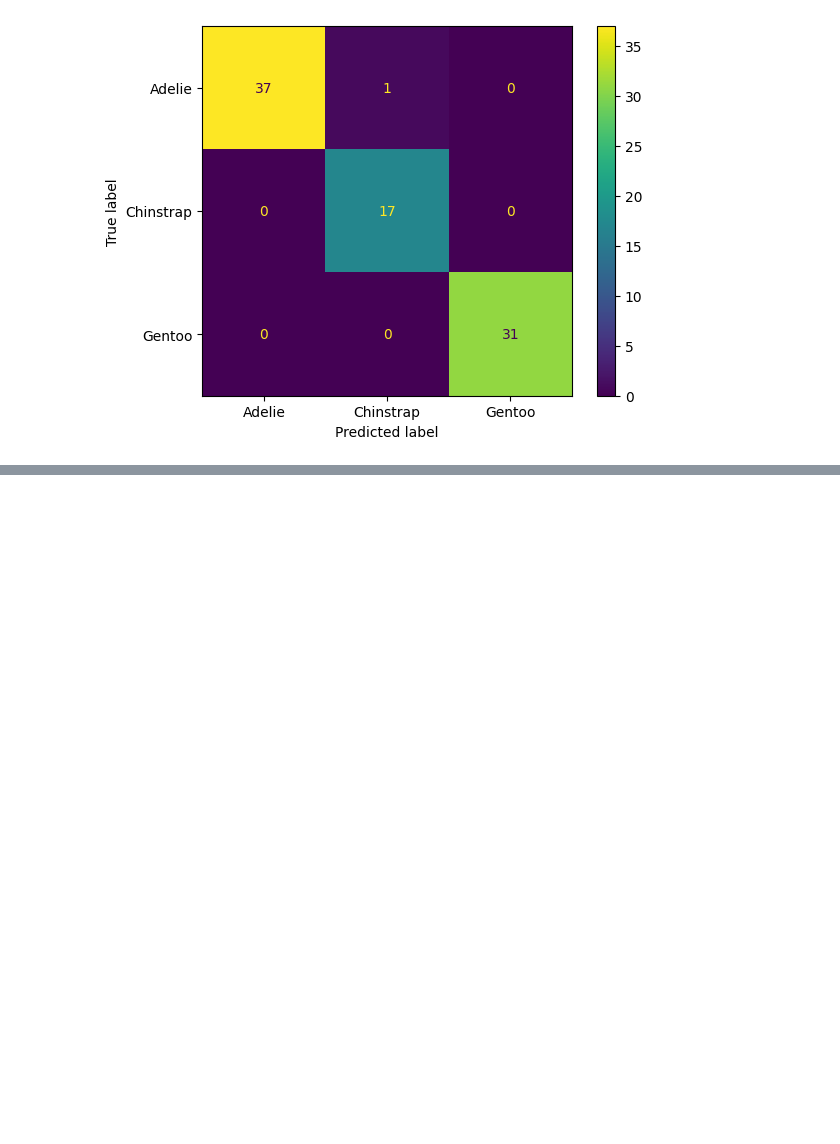
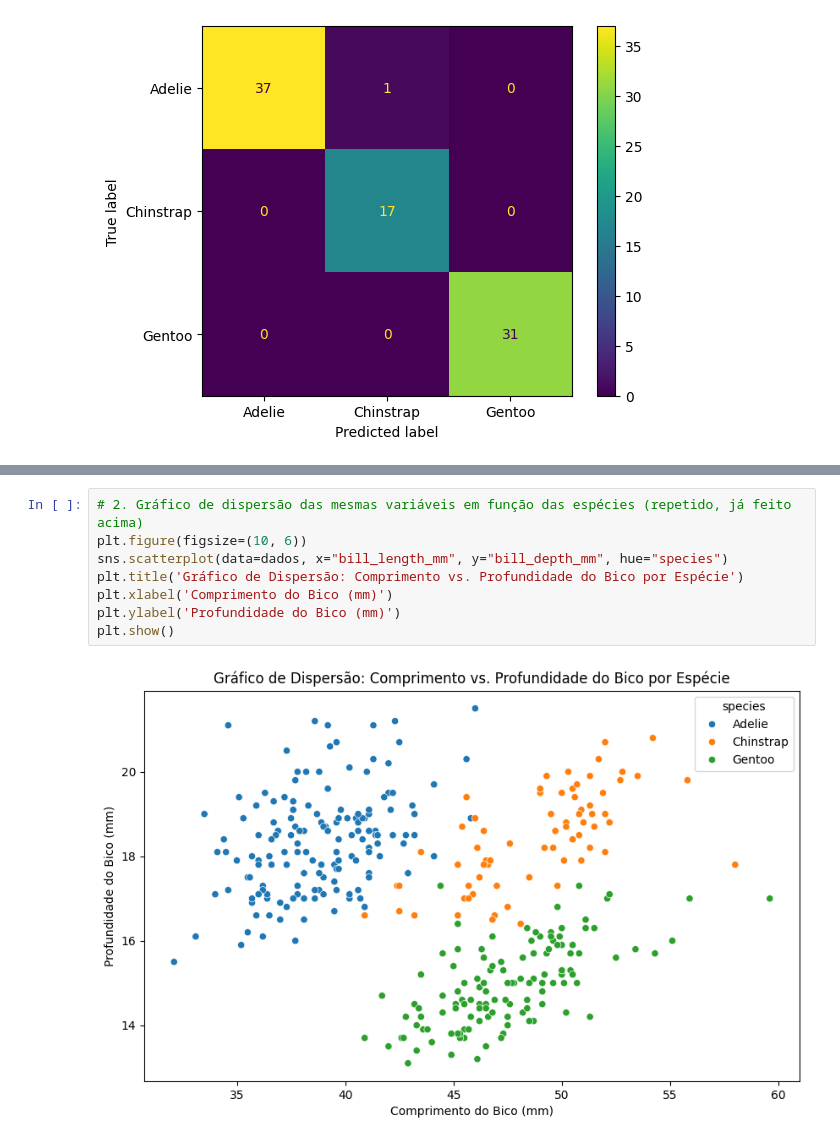
Before and after one commit to clobos/ECO5056_2026, a Jupyter notebook: ECO5056_Semana01.ipynb, the cells around one changed output, grey strips where cells are left out. Drawn from its saved outputs; the diff is of its cells as text; blank space fills up the shorter version.

```diff
--- a/ECO5056_Semana01.ipynb
+++ b/ECO5056_Semana01.ipynb
@@ -372,0 +386,10 @@ ConfusionMatrixDisplay.from_predictions(y_teste, predicao)
+# %%
+# 2. Gráfico de dispersão das mesmas variáveis em função das espécies (repetido, já feito acima)
+plt.figure(figsize=(10, 6))
+sns.scatterplot(data=dados, x="bill_length_mm", y="bill_depth_mm", hue="species")
+plt.title('Gráfico de Dispersão: Comprimento vs. Profundidade do Bico por Espécie')
+plt.xlabel('Comprimento do Bico (mm)')
+plt.ylabel('Profundidade do Bico (mm)')
+plt.show()
+# %% [output]
+[figure, added]
```
Also changed, not shown: parts of 8 cells of this notebook.
